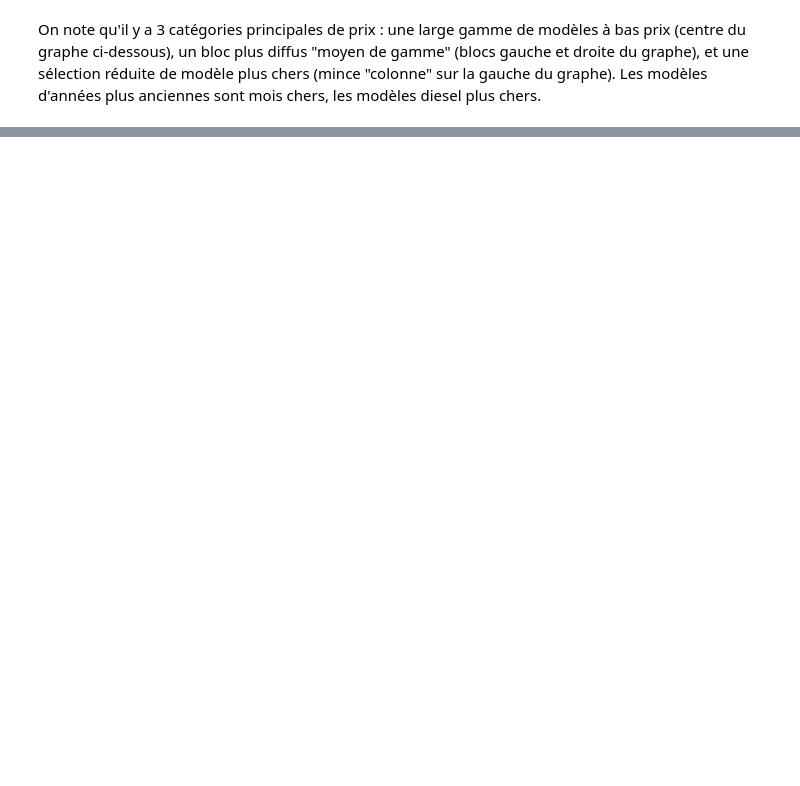
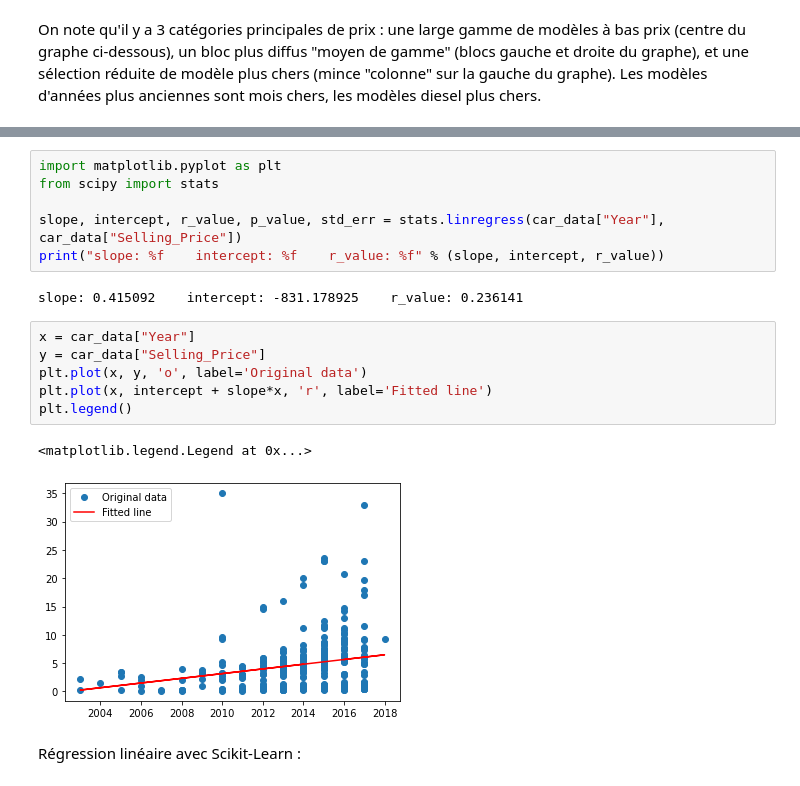
Before and after one commit to archenju/cardata, a Jupyter notebook: 20201102_CarData_Julien.ipynb, the cells around one changed output, grey strips where cells are left out. Drawn from its saved outputs; the diff is of its cells as text; blank space fills up the shorter version.

```diff
--- a/20201102_CarData_Julien.ipynb
+++ b/20201102_CarData_Julien.ipynb
@@ -130,0 +159,19 @@ sb.regplot(x="Year", y="Selling_Price", data=car_data)
+# %%
+import matplotlib.pyplot as plt
+from scipy import stats
+
+slope, intercept, r_value, p_value, std_err = stats.linregress(car_data["Year"], car_data["Selling_Price"])
+print("slope: %f    intercept: %f    r_value: %f" % (slope, intercept, r_value))
+# %% [output]
+slope: 0.415092    intercept: -831.178925    r_value: 0.236141
+# %%
+x = car_data["Year"]
+y = car_data["Selling_Price"]
+plt.plot(x, y, 'o', label='Original data')
+plt.plot(x, intercept + slope*x, 'r', label='Fitted line')
+plt.legend()
+# %% [output]
+<matplotlib.legend.Legend at 0x...>
+[figure, added]
+# %% [markdown]
+Régression linéaire avec Scikit-Learn :
```
Also changed, not shown: parts of 25 cells of this notebook.
